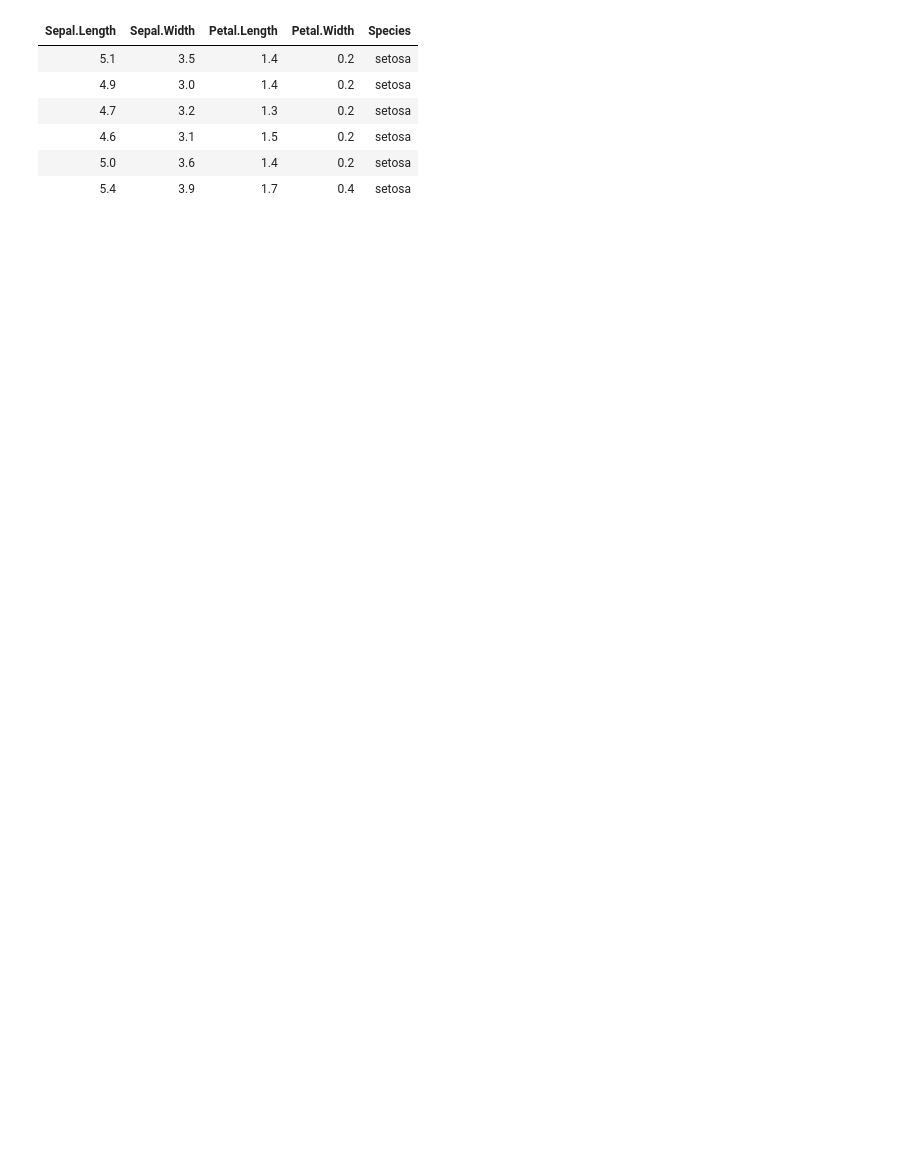
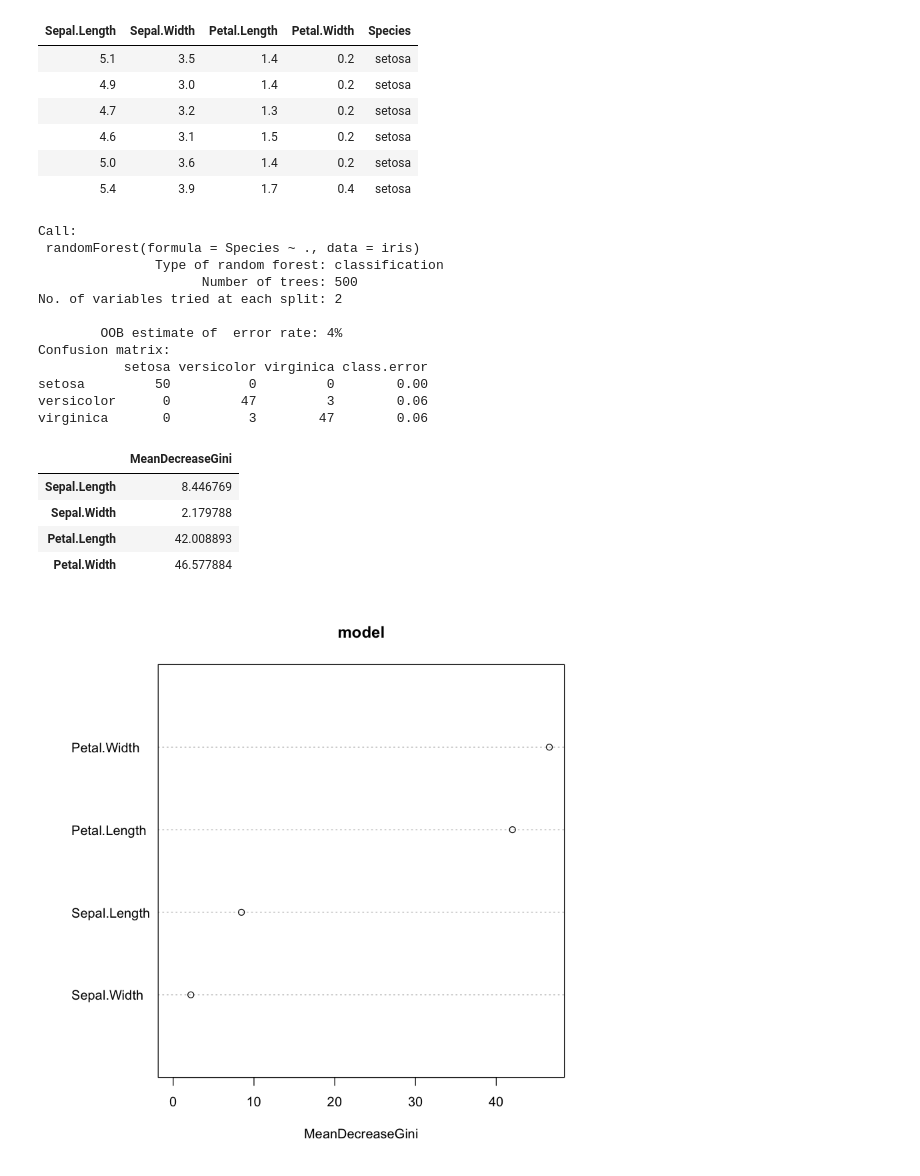
Before and after one commit to hanfeijp/samples_r, a Jupyter notebook: RandomForest.ipynb, the cells around one changed output. Drawn from its saved outputs; the diff is of its cells as text; code cells hidden in the pictures; blank space fills up the shorter version.

Commit message:
update RandomForest

```diff
--- a/RandomForest.ipynb
+++ b/RandomForest.ipynb
@@ -9,3 +36,27 @@ head(iris)
 | 4.6 | 3.1 | 1.5 | 0.2 | setosa |
 | 5.0 | 3.6 | 1.4 | 0.2 | setosa |
 | 5.4 | 3.9 | 1.7 | 0.4 | setosa |
+# %%
+model <- randomForest(Species~., data=iris) # モデルフィッティング
+print(model)
+importance(model) # 変数重要度
+varImpPlot(model) # 変数重要度プロット
+# %% [output]
+Call:
+ randomForest(formula = Species ~ ., data = iris)
+               Type of random forest: classification
+                     Number of trees: 500
+No. of variables tried at each split: 2
+
+        OOB estimate of  error rate: 4%
+Confusion matrix:
+           setosa versicolor virginica class.error
+setosa         50          0         0        0.00
+versicolor      0         47         3        0.06
+virginica       0          3        47        0.06
+|  | MeanDecreaseGini |
+| Sepal.Length | 8.446769 |
+| Sepal.Width | 2.179788 |
+| Petal.Length | 42.008893 |
+| Petal.Width | 46.577884 |
+[figure, added]
```
Also changed, not shown: parts of 2 cells of this notebook.
